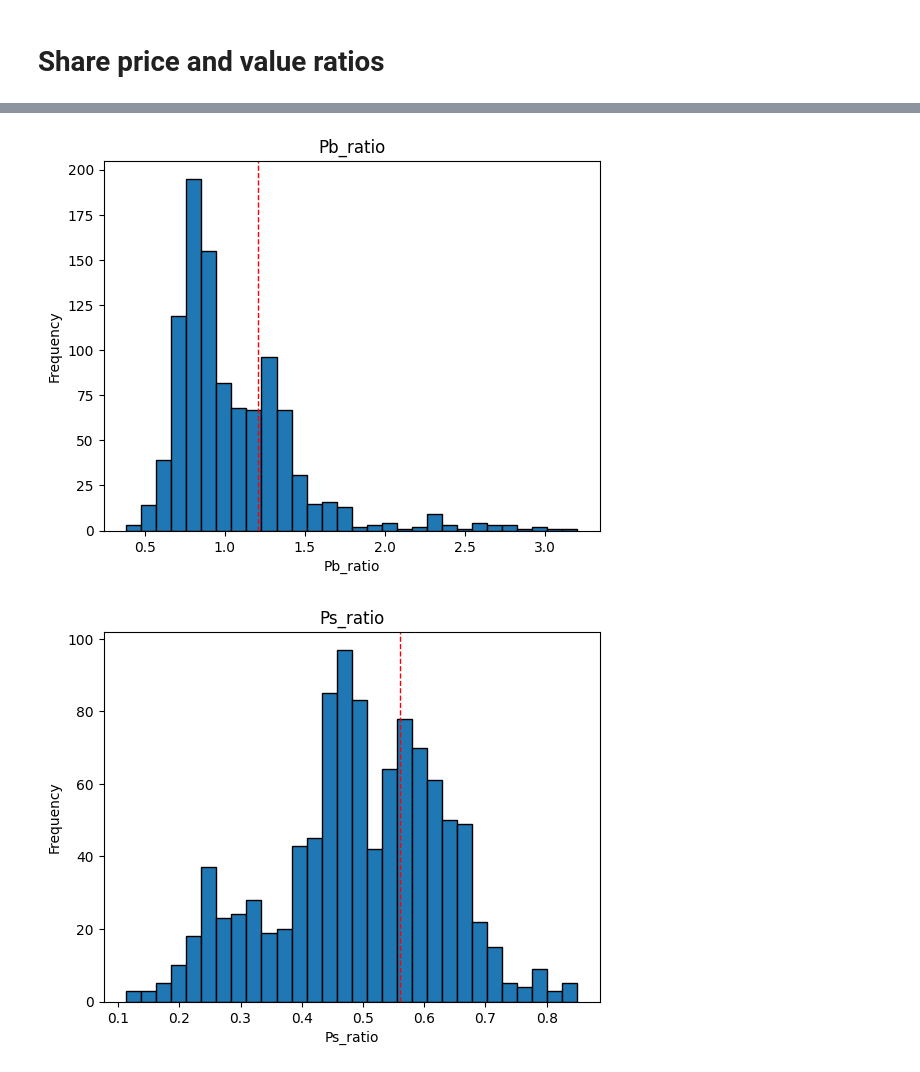
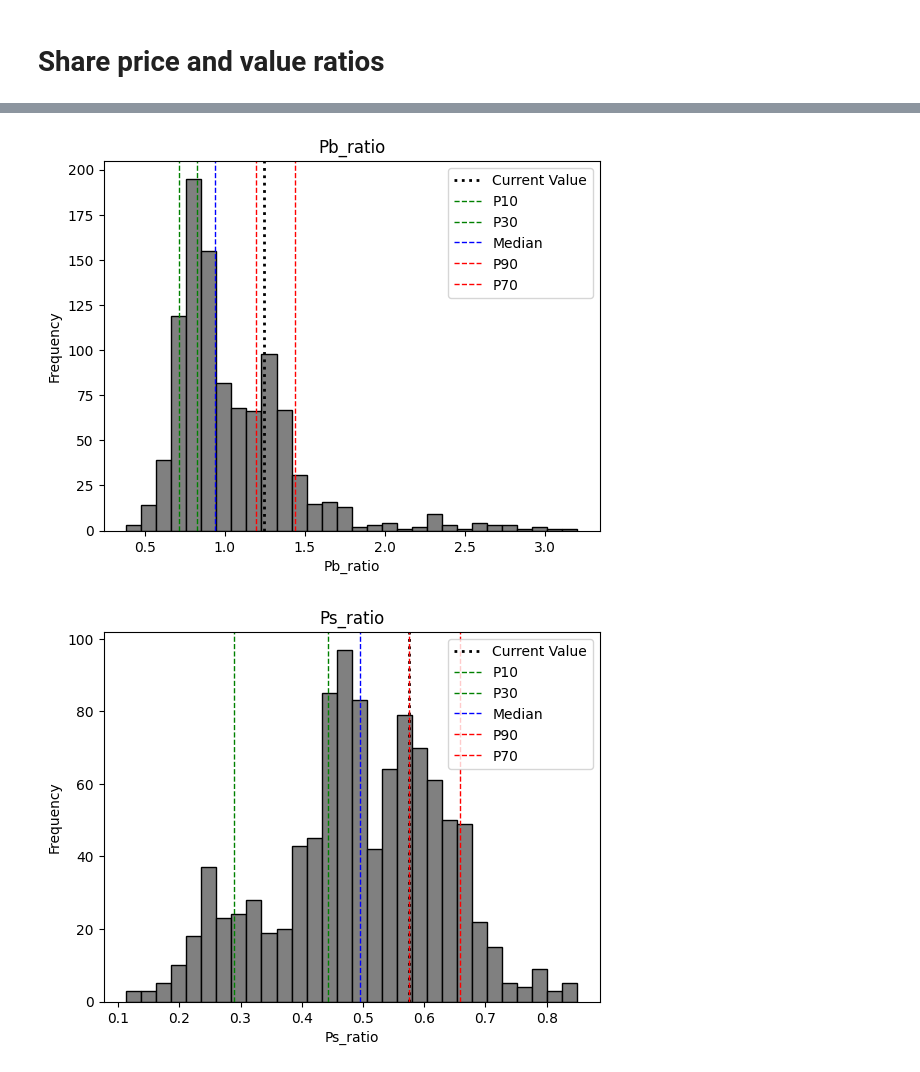
Before and after one commit to zsoltnagy89/Economy, a Jupyter notebook: notebooks/value_investing/notebooks/yara_national.ipynb, the cells around one changed output, grey strips where cells are left out. Saved outputs shown, nothing was run; the diff lists cells and outputs as text; code cells hidden in the pictures.

```diff
--- a/notebooks/value_investing/notebooks/yara_national.ipynb
+++ b/notebooks/value_investing/notebooks/yara_national.ipynb
@@ -404,12 +404,22 @@ for column in merged_nok.columns[3:]:
 ... (12 outputs left out)
 # %%
 for column in merged_nok.columns[-8:]:
-    plt.hist(merged_nok[column].values, bins=30, edgecolor='black')
-    plt.axvline(merged_nok[column].iloc[-1], color='r', linestyle='dashed', linewidth=1)
+    try:
+        plt.hist(merged_nok[column].values, bins=30, edgecolor='black', color='gray')
+        plt.axvline(merged_nok[column].iloc[-1], color='k', linestyle='dotted', linewidth=2, label='Current Value')
+        plt.axvline(merged_nok[column].quantile(0.1), color='green', linestyle='dashed', linewidth=1, label='P10')
+        plt.axvline(merged_nok[column].quantile(0.3), color='green', linestyle='dashed', linewidth=1, label='P30')
+        plt.axvline(merged_nok[column].quantile(0.5), color='blue', linestyle='dashed', linewidth=1, label='Median')
+        plt.axvline(merged_nok[column].quantile(0.9), color='red', linestyle='dashed', linewidth=1, label='P90')
+        plt.axvline(merged_nok[column].quantile(0.7), color='red', linestyle='dashed', linewidth=1, label='P70')
 
-    plt.xlabel(column.capitalize())
-    plt.ylabel('Frequency')
-    plt.title(column.capitalize())
+        plt.xlabel(column.capitalize())
+        plt.ylabel('Frequency')
+        plt.title(column.capitalize())
 
-    plt.show()
+        plt.legend()
+
+        plt.show()
+    except:
+        print(column + " diagram is missing due to error.")
 # %% [output]
@@ -421,2 +431,2 @@ for column in merged_nok.columns[-8:]:
-[figure, old version]
+[figure, new version]
-[figure, old version]
+[figure, new version]
```
Also changed, not shown: parts of 8 cells of this notebook, 5 other files.
